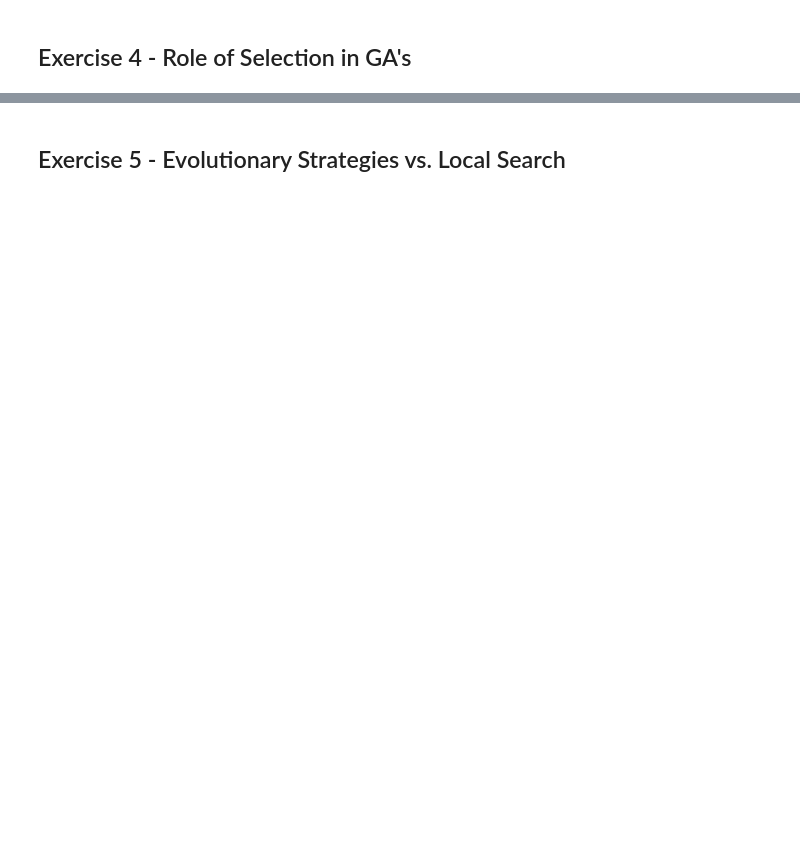
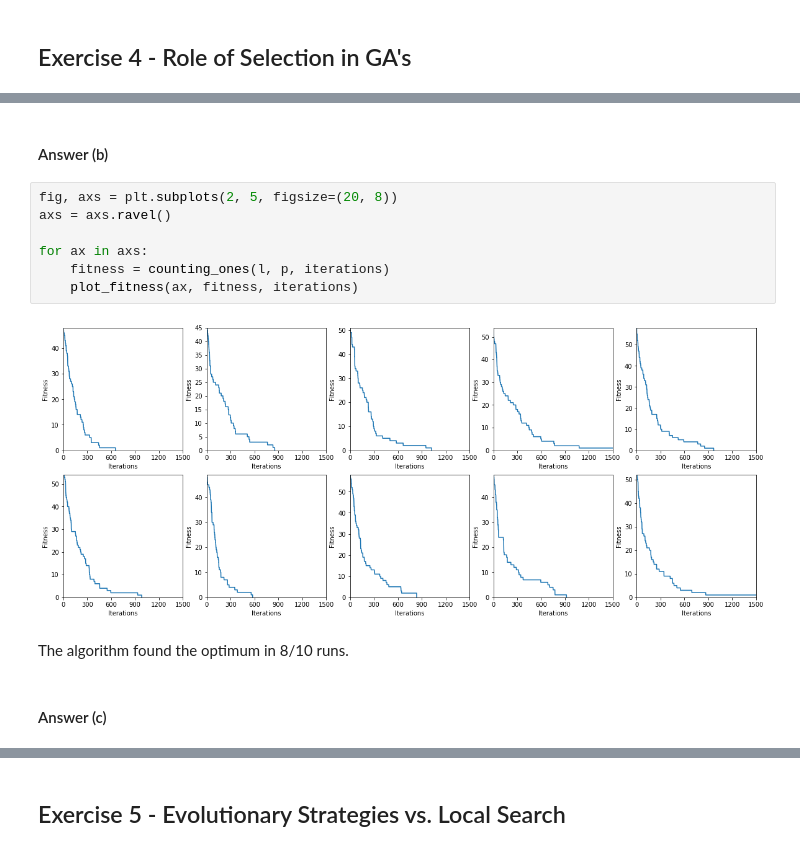
Before and after one commit to marlousnijman/natural_computing, a Jupyter notebook: Assignment 1/assignment1.ipynb, the cells around one changed output, grey strips where cells are left out. Saved outputs shown, nothing was run; the diff lists cells and outputs as text; blank space fills up the shorter version.

```diff
--- a/Assignment 1/assignment1.ipynb
+++ b/Assignment 1/assignment1.ipynb
@@ -26,0 +128,15 @@ tsp_problem = np.loadtxt("file-tsp.txt")
+# %% [markdown]
+#### Answer (b)
+# %%
+fig, axs = plt.subplots(2, 5, figsize=(20, 8))
+axs = axs.ravel()
+
+for ax in axs:
+    fitness = counting_ones(l, p, iterations)
+    plot_fitness(ax, fitness, iterations)
+# %% [output]
+[figure, added]
+# %% [markdown]
+The algorithm found the optimum in 8/10 runs.
+# %% [markdown]
+#### Answer (c)
```
Also changed, not shown: parts of 37 cells of this notebook.
